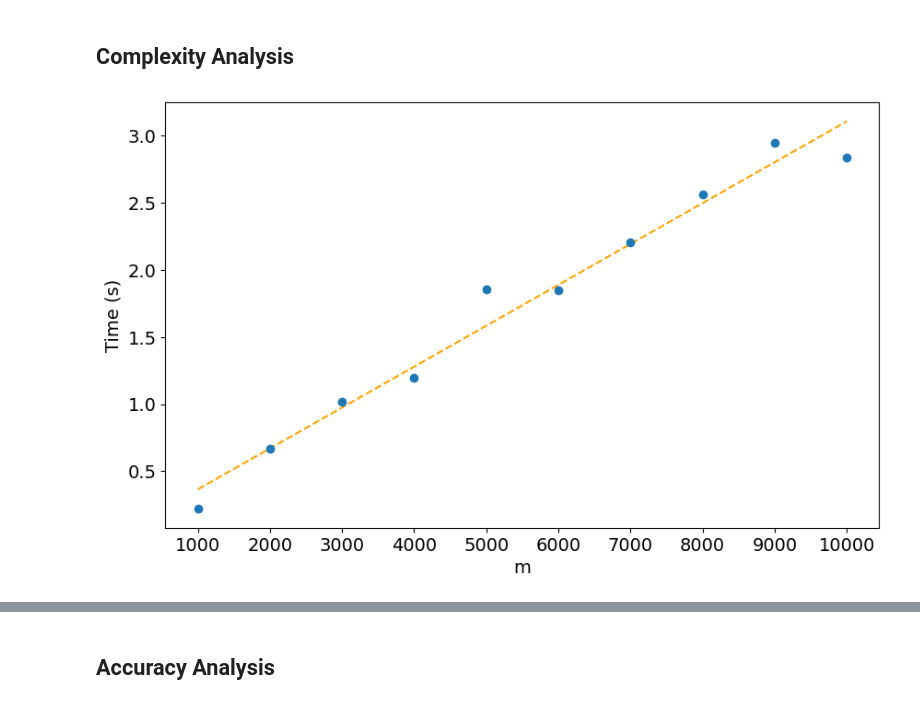
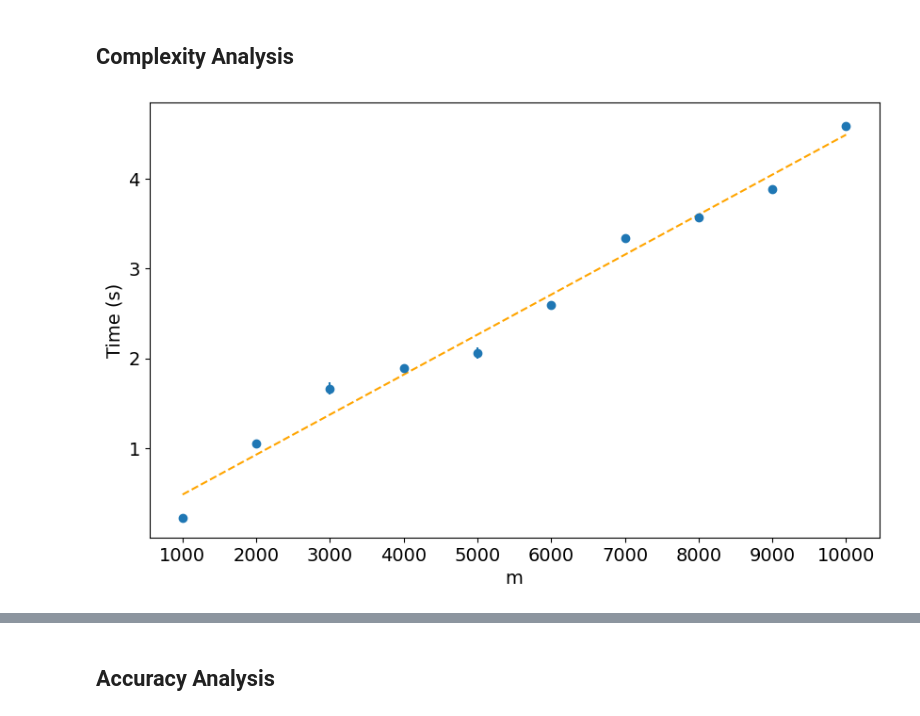
Before and after one commit to JacopoRaffi/CM_Project, a Jupyter notebook: analysis/qr_analysis.ipynb, the cells around one changed output, grey strips where cells are left out. Saved outputs shown, nothing was run; the diff lists cells and outputs as text; code cells hidden in the pictures.

```diff
--- a/analysis/qr_analysis.ipynb
+++ b/analysis/qr_analysis.ipynb
@@ -83,30 +83,30 @@ print(np.mean(residuals), np.var(residuals))
 # %%
 hidden_size = 256
 input_size = 10
 a, b = -1, 1
 START=1000
 END=10001
 STEP=1000
-num_trials = 1
+num_trials = 3
 
 mean_and_variance = []
 
 for num_samples in range(START, END, STEP):
     times = []
     for _ in range(num_trials):
         D = np.random.uniform(a, b, size=(num_samples, input_size)) # dataset
         Y = np.apply_along_axis(lambda x: np.sum(np.sin(x) * np.cos(x)), axis=1, arr=D).reshape(-1, 1)
 
         model = ELM(input_size, hidden_size)
         start = time.time()
         model.fit(D, Y)
         end = time.time()
         times.append(end - start)
     mean_and_variance.append((np.mean(times), np.var(times)))
 
 plot_errorbar(START, END, STEP, mean_and_variance)
 # %% [output]
-[figure, old version]
+[figure, new version]
 # %%
 hidden_size = 512
 input_size = 10
```
Also changed, not shown: parts of 3 cells of this notebook.
